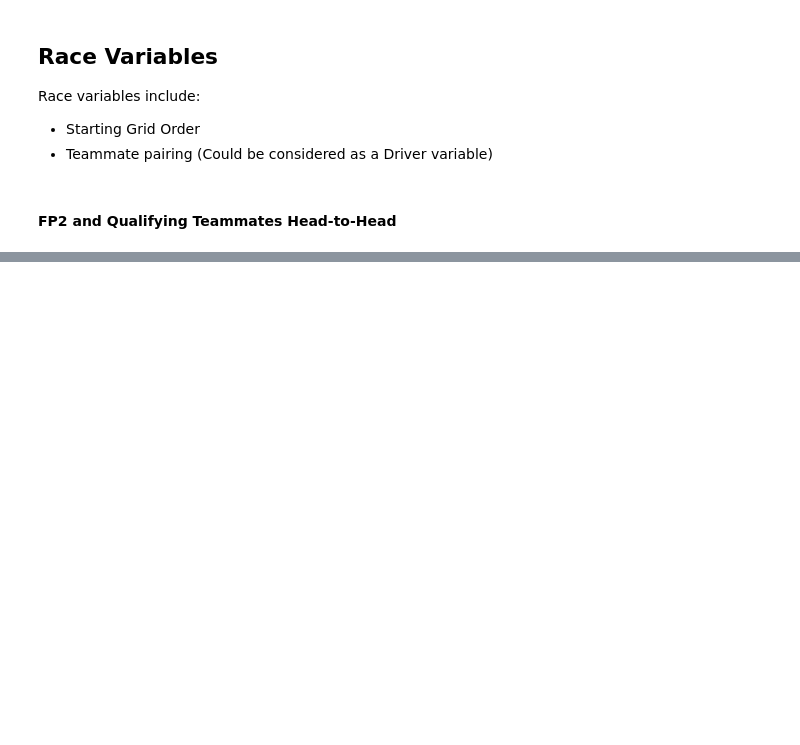
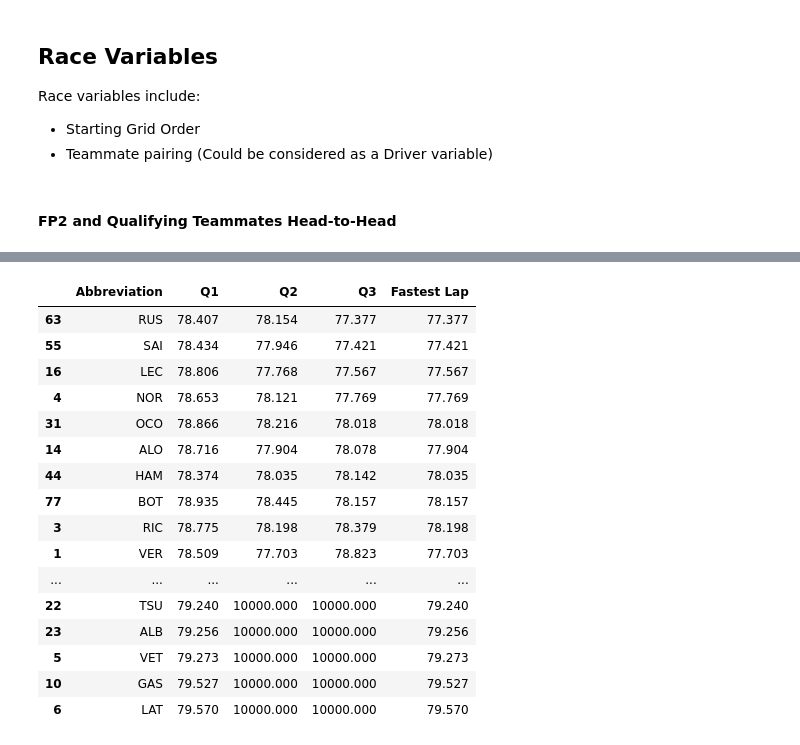
Before and after one commit to Kmanchine/FormulaOneRaceSimulator, a Jupyter notebook: RaceSim.ipynb, the cells around one changed output, grey strips where cells are left out. Drawn from its saved outputs; the diff is of its cells as text; code cells hidden in the pictures; blank space fills up the shorter version.

```diff
--- a/RaceSim.ipynb
+++ b/RaceSim.ipynb
@@ -301,0 +116,20 @@ teammates_h2h
+# %%
+times_df
+# %% [output]
+|  | Abbreviation | Q1 | Q2 | Q3 | Fastest Lap |
+| 63 | RUS | 78.407 | 78.154 | 77.377 | 77.377 |
+| 55 | SAI | 78.434 | 77.946 | 77.421 | 77.421 |
+| 16 | LEC | 78.806 | 77.768 | 77.567 | 77.567 |
+| 4 | NOR | 78.653 | 78.121 | 77.769 | 77.769 |
+| 31 | OCO | 78.866 | 78.216 | 78.018 | 78.018 |
+| 14 | ALO | 78.716 | 77.904 | 78.078 | 77.904 |
+| 44 | HAM | 78.374 | 78.035 | 78.142 | 78.035 |
+| 77 | BOT | 78.935 | 78.445 | 78.157 | 78.157 |
+| 3 | RIC | 78.775 | 78.198 | 78.379 | 78.198 |
+| 1 | VER | 78.509 | 77.703 | 78.823 | 77.703 |
+| ... | ... | ... | ... | ... | ... |
+| 22 | TSU | 79.240 | 10000.000 | 10000.000 | 79.240 |
+| 23 | ALB | 79.256 | 10000.000 | 10000.000 | 79.256 |
+| 5 | VET | 79.273 | 10000.000 | 10000.000 | 79.273 |
+| 10 | GAS | 79.527 | 10000.000 | 10000.000 | 79.527 |
+| 6 | LAT | 79.570 | 10000.000 | 10000.000 | 79.570 |
```
Also changed, not shown: parts of 10 cells of this notebook.
